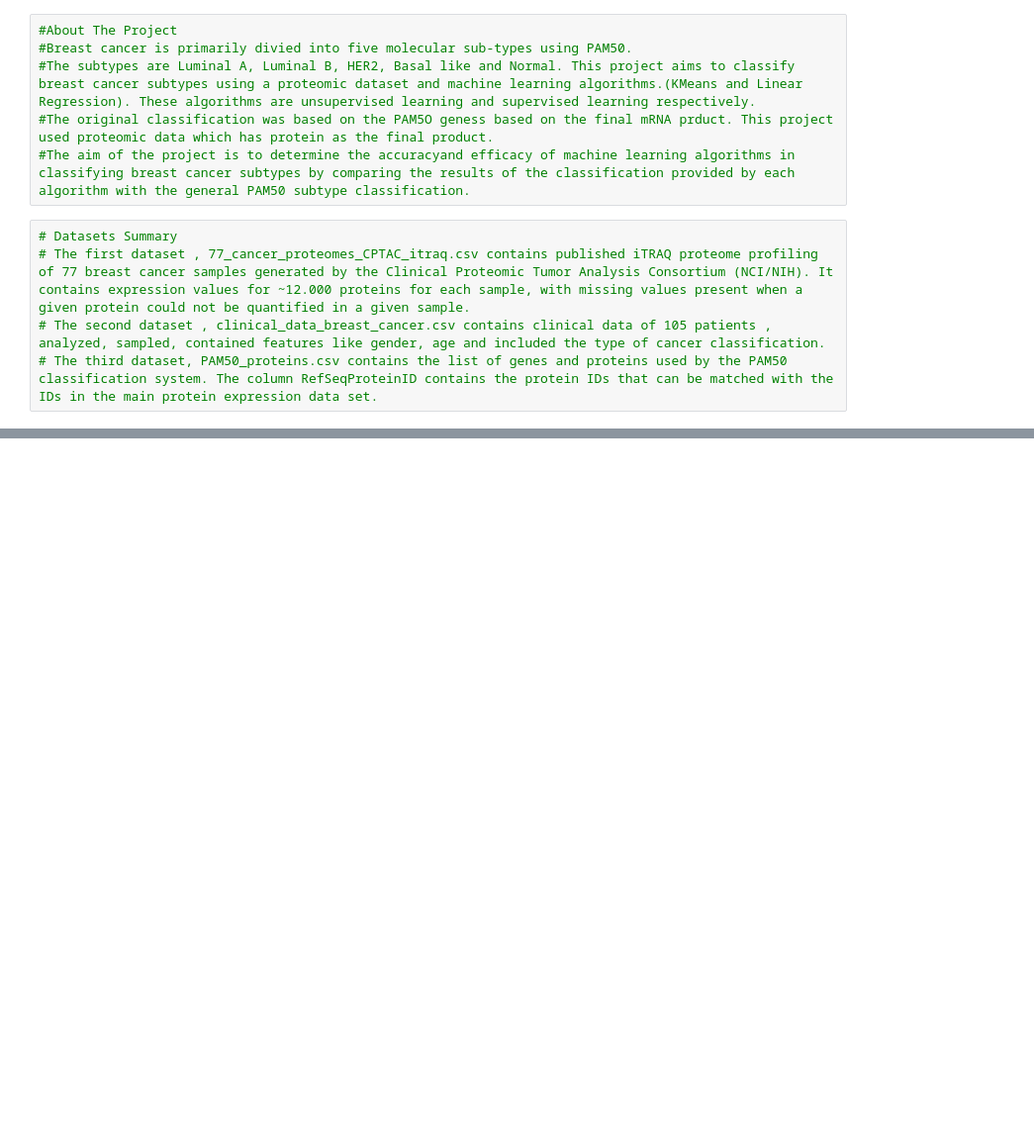
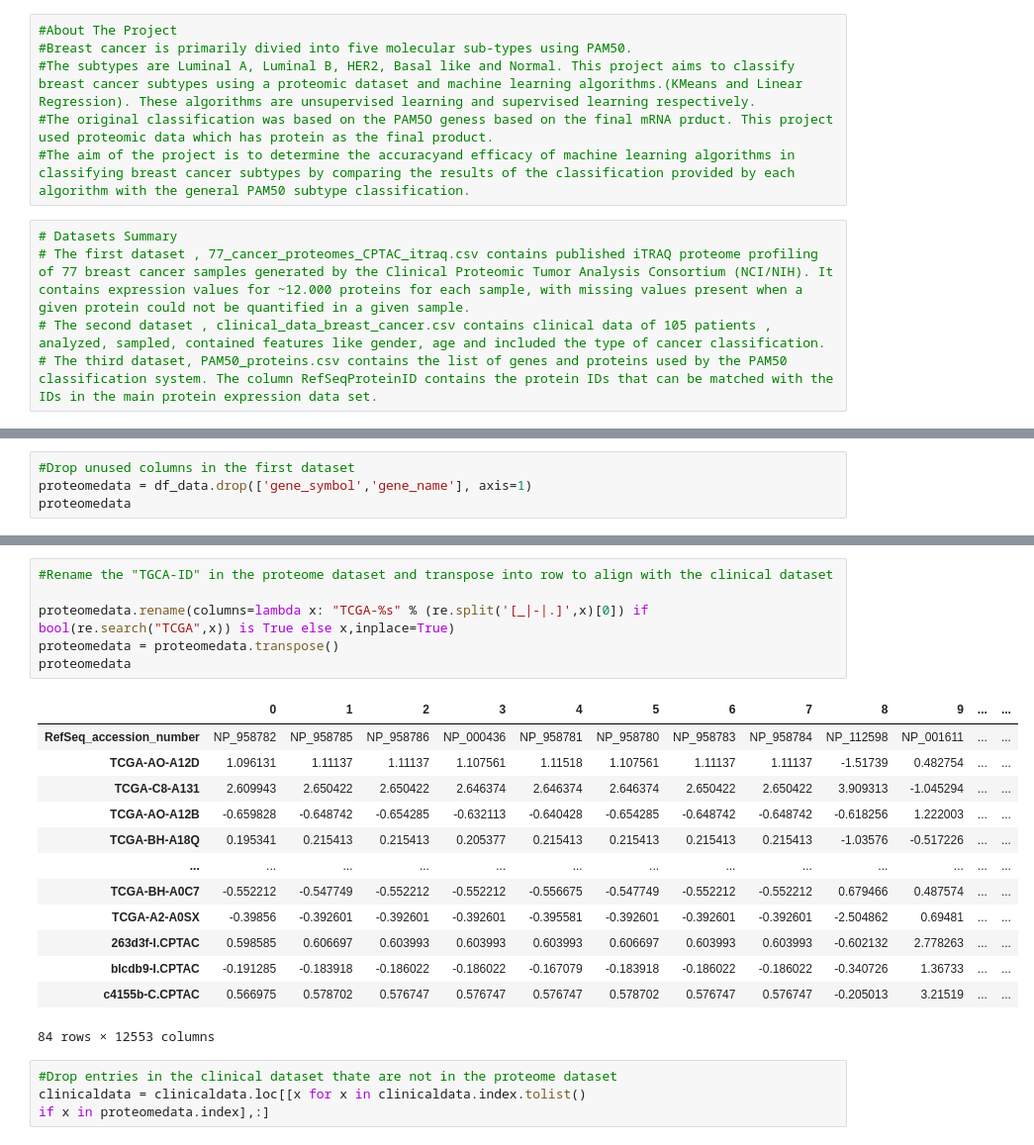
Before and after one commit to kehinde-ezekiel/REU-FinalProject, a Jupyter notebook: project_breastcancerai.ipynb, the cells around one changed output, grey strips where cells are left out. Shown at 99% size. Cells and saved outputs as stored; diff of their text form; blank space fills up the shorter version.

```diff
--- a/project_breastcancerai.ipynb
+++ b/project_breastcancerai.ipynb
@@ -220,0 +89,4 @@ plt.show()
+# %%
+#Drop unused columns in the first dataset
+proteomedata = df_data.drop(['gene_symbol','gene_name'], axis=1)
+proteomedata
@@ -220,0 +107,24 @@ plt.show()
+# %%
+#Rename the "TGCA-ID" in the proteome dataset and transpose into row to align with the clinical dataset
+
+proteomedata.rename(columns=lambda x: "TCGA-%s" % (re.split('[_|-|.]',x)[0]) if bool(re.search("TCGA",x)) is True else x,inplace=True)
+proteomedata = proteomedata.transpose()
+proteomedata
+# %% [output]
+|  | 0 | 1 | 2 | 3 | 4 | 5 | 6 | 7 | 8 | 9 | ... | ... |
+| RefSeq_accession_number | NP_958782 | NP_958785 | NP_958786 | NP_000436 | NP_958781 | NP_958780 | NP_958783 | NP_958784 | NP_112598 | NP_001611 | ... | ... |
+| TCGA-AO-A12D | 1.096131 | 1.11137 | 1.11137 | 1.107561 | 1.11518 | 1.107561 | 1.11137 | 1.11137 | -1.51739 | 0.482754 | ... | ... |
+| TCGA-C8-A131 | 2.609943 | 2.650422 | 2.650422 | 2.646374 | 2.646374 | 2.646374 | 2.650422 | 2.650422 | 3.909313 | -1.045294 | ... | ... |
+| TCGA-AO-A12B | -0.659828 | -0.648742 | -0.654285 | -0.632113 | -0.640428 | -0.654285 | -0.648742 | -0.648742 | -0.618256 | 1.222003 | ... | ... |
+| TCGA-BH-A18Q | 0.195341 | 0.215413 | 0.215413 | 0.205377 | 0.215413 | 0.215413 | 0.215413 | 0.215413 | -1.03576 | -0.517226 | ... | ... |
+| ... | ... | ... | ... | ... | ... | ... | ... | ... | ... | ... | ... | ... |
+| TCGA-BH-A0C7 | -0.552212 | -0.547749 | -0.552212 | -0.552212 | -0.556675 | -0.547749 | -0.552212 | -0.552212 | 0.679466 | 0.487574 | ... | ... |
+| TCGA-A2-A0SX | -0.39856 | -0.392601 | -0.392601 | -0.392601 | -0.395581 | -0.392601 | -0.392601 | -0.392601 | -2.504862 | 0.69481 | ... | ... |
+| 263d3f-I.CPTAC | 0.598585 | 0.606697 | 0.603993 | 0.603993 | 0.603993 | 0.606697 | 0.603993 | 0.603993 | -0.602132 | 2.778263 | ... | ... |
+| blcdb9-I.CPTAC | -0.191285 | -0.183918 | -0.186022 | -0.186022 | -0.167079 | -0.183918 | -0.186022 | -0.186022 | -0.340726 | 1.36733 | ... | ... |
+| c4155b-C.CPTAC | 0.566975 | 0.578702 | 0.576747 | 0.576747 | 0.576747 | 0.578702 | 0.576747 | 0.576747 | -0.205013 | 3.21519 | ... | ... |
+84 rows × 12553 columns
+# %%
+#Drop entries in the clinical dataset thate are not in the proteome dataset
+clinicaldata = clinicaldata.loc[[x for x in clinicaldata.index.tolist()
+if x in proteomedata.index],:]
```
Also changed, not shown: parts of 31 cells of this notebook.
